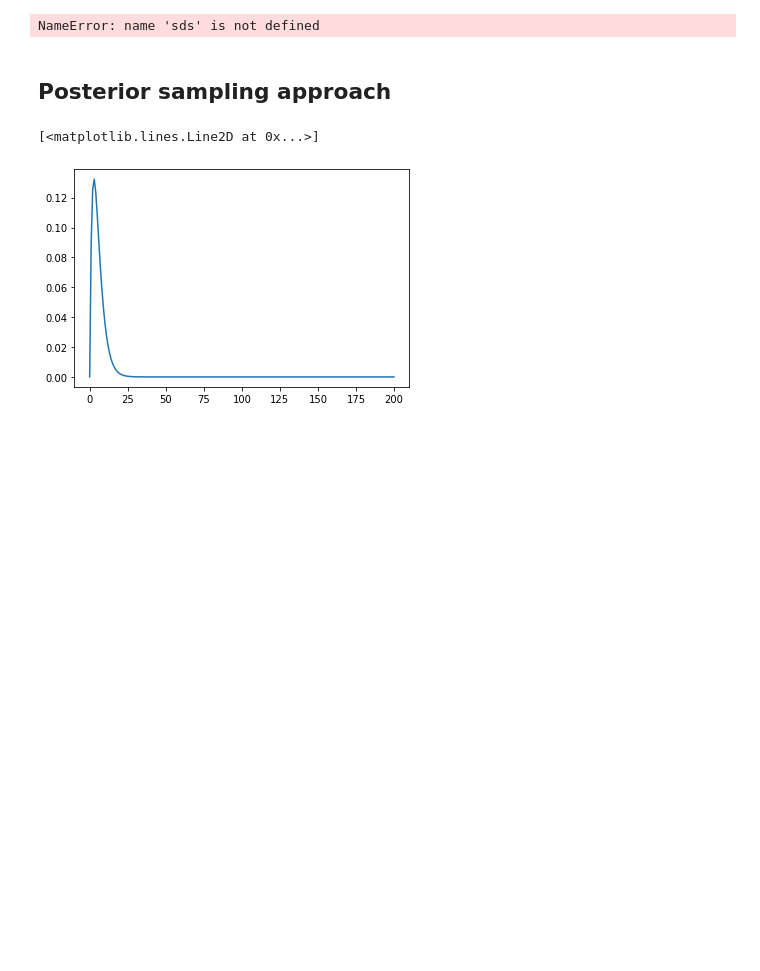
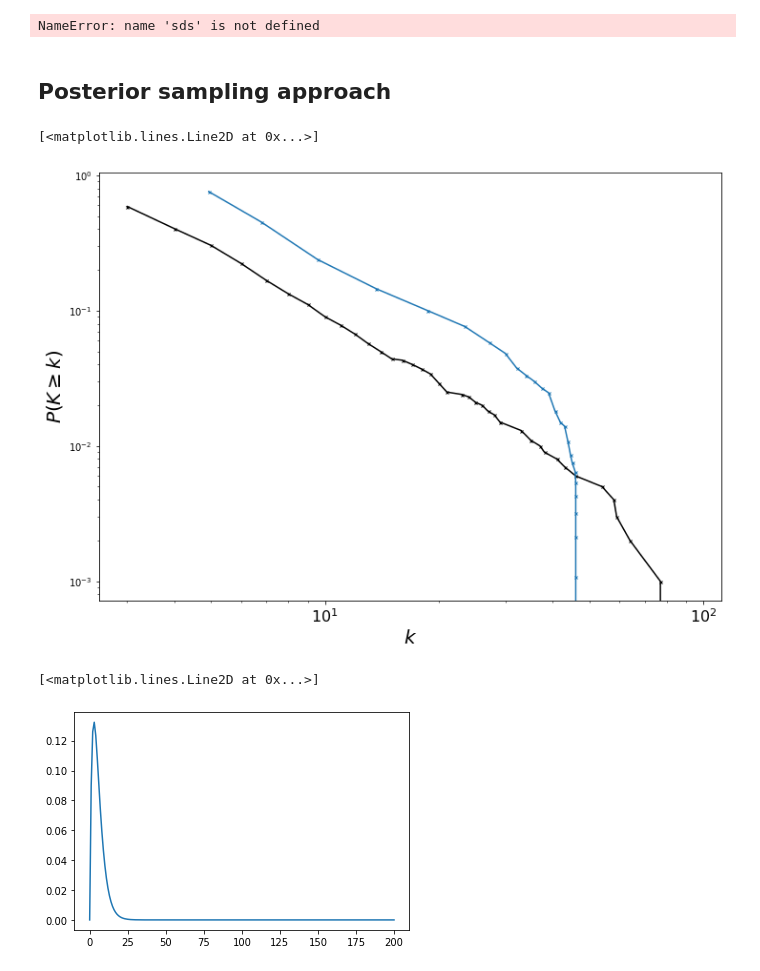
Before and after one commit to narnolddd/sample-nets, a Jupyter notebook: DegreeDistribution.ipynb, the cells around one changed output. Cells and saved outputs as stored; diff of their text form; code cells hidden in the pictures; blank space fills up the shorter version.

Commit message:
barely working bayes example for degree is up

```diff
--- a/DegreeDistribution.ipynb
+++ b/DegreeDistribution.ipynb
@@ -306,3 +329,33 @@ def gen_distribution(k,p,kmax):
+# %%
+#G=nx.gnp_random_graph(1000,0.01)
+G=nx.barabasi_albert_graph(1000,3)
+
+H = edge_sample(G,p)
+degrees = [d for n,d in nx.degree(H)]
+mme_degrees = np.array([int(d/p) for n,d in nx.degree(H)])
+freqs = np.zeros(max(mme_degrees)+1)
+
+for d in mme_degrees:
+    freqs[d]+=1.0
+freqs/=sum(freqs)
+
+p=0.2
+H = edge_sample(G,p)
+
+deg_sequence = [degree_posterior_exp(kp,max(degrees),freqs,p) for kp in degrees]
+# %%
+fig, ax = setup_axes('$k$','$P(K\\geq k)$','log','log')
+
+rdegs, rcdf = get_deg_cdf(G)
+rcdf = 1 - rcdf/rcdf[-1]
+degs, cdf = ecdf(deg_sequence)
+ccdf = 1 - cdf/cdf[-1]
+
+ax.plot(rdegs, rcdf,marker='x',markersize=3,label="real",color='black')
+ax.plot(degs, ccdf,marker='x',markersize=3,label="p="+str(0.8))
+# %% [output]
+[<matplotlib.lines.Line2D at 0x...>]
+[figure, added]
 # %%
 plt.plot(gen_distribution(1,0.3,200))
 # %% [output]
```
Also changed, not shown: parts of 11 cells of this notebook, 6 other files.
